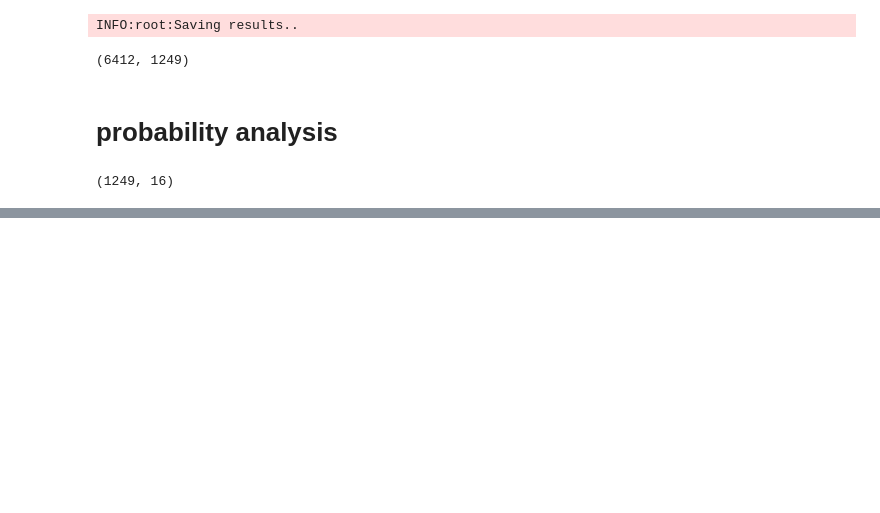
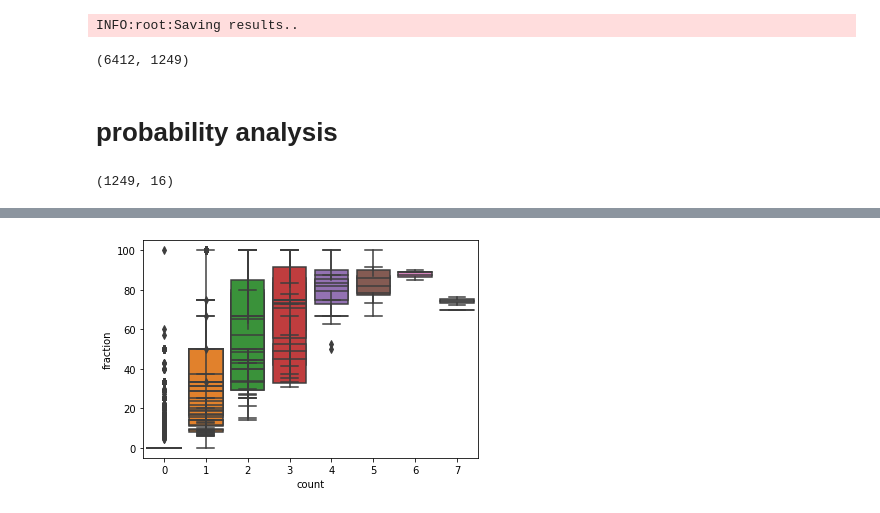
Before and after one commit to 3N4N/stloc, a Jupyter notebook: MERFISH_Tangram.ipynb, the cells around one changed output, grey strips where cells are left out. Saved outputs shown, nothing was run; the diff lists cells and outputs as text; code cells hidden in the pictures; blank space fills up the shorter version.

Commit message:
boxplot tangram

```diff
--- a/MERFISH_Tangram.ipynb
+++ b/MERFISH_Tangram.ipynb
@@ -28,6 +36,9 @@ project_location = "./stloc/"
 df_st = pd.read_csv(project_location + "data/merfish/merfishSpatial.csv", sep=" ")
 coords = df_st['coord']
 df_st.drop(columns=['coord'], inplace=True)
+cellTypeCount =16
+typeCountDf=  df_st.iloc[:,-cellTypeCount:]
+# df_st = df_st.iloc[: , :-cellTypeCount]
 df_st.head()
 # %% [output]
 |  | Ace2 | Adora2a | Aldh1l1 | Amigo2 | Ano3 | Aqp4 | Ar | Arhgap36 | Avpr1a | Avpr2 | ... | ... |
@@ -190,5 +224,5 @@ deconvolveDf.head()
 | 4 | 0.0 | 0.0 | 0.0 | 0.0 | 0.0 | 0.0 | 0.0 | 0.0 | ... |
 # %%
 for i in range(len(deconvolveDf)):
-    deconvolveDf.iloc[i] = deconvolveDf.iloc[i]/deconvolveDf.iloc[i].sum()
+    deconvolveDf.iloc[i] = 100* deconvolveDf.iloc[i]/deconvolveDf.iloc[i].sum()
 # %%
@@ -215,0 +270,13 @@ dtype: int64
+# %%
+fig, ax = plt.subplots()
+cellDict={}
+outputDir="./output/merfish/tangram/"
+for  c in celltypes:
+    cellDict["count"]=typeCountDf[c]
+    cellDict["fraction"]=deconvolveDf[c]
+    df = pd.DataFrame(cellDict)
+    sns.boxplot(x='count',y='fraction',data= df,ax=ax)
+    fileName= outputDir  + c+".pdf"
+    plt.savefig(fileName)
+# %% [output]
+[figure, added]
```
Also changed, not shown: parts of 10 cells of this notebook, 1 other file.
